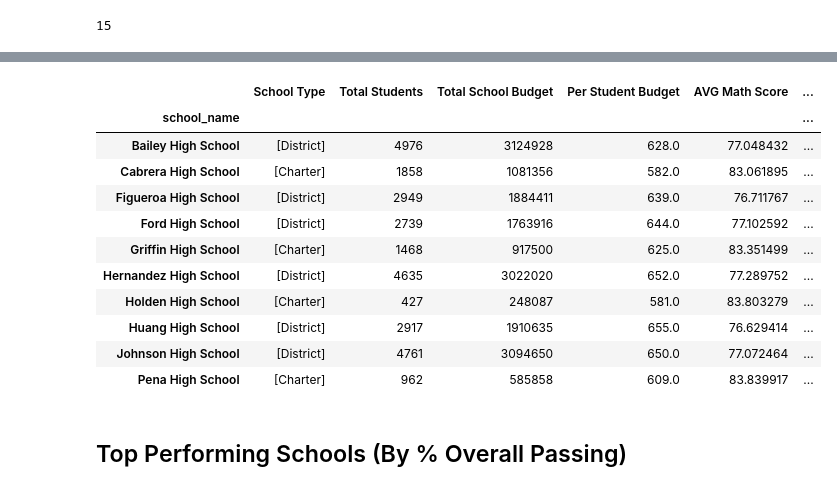
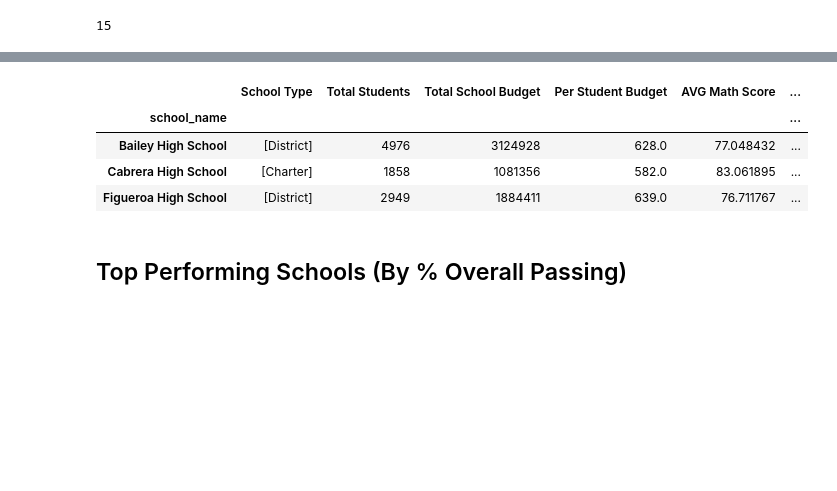
Before and after one commit to D11eleven/pandas-challenge, a Jupyter notebook: PyCitySchools/district_summary.ipynb, the cells around one changed output, grey strips where cells are left out. Cells and saved outputs as stored; diff of their text form; code cells hidden in the pictures; blank space fills up the shorter version.

```diff
--- a/PyCitySchools/district_summary.ipynb
+++ b/PyCitySchools/district_summary.ipynb
@@ -422,41 +441,34 @@ print(stu_overall_passng_pct)
 # %%
 school_summary_df = pd.DataFrame(
         {
          "School Type": school_type,
          "Total Students": school_total_students,
          "Total School Budget": total_school_budget,
          "Per Student Budget": per_student_budget,
          "AVG Math Score": school_avg_math_score,
          "AVG Reading Score": school_avg_reading_score,
          "% Passing Math": school_passng_math_pct,
          "% Passing Reading": school_passng_reading_pct,
          "% Overall Passing": school_passng_both_pct
          }
 )
 
 
 # df.style.format({"Average Price":"${:,.2f}",
 #                           "Total Revenue": '${:,.2f}'})
 
 #["${:,.2f}".format(total_budget)]
 
 #"% Passing Math": ["{:,.2}".format(school_passng_math_pct)],
 #"% Passing Math": ["{:,.0%}".format(school_passng_math_pct)],
 
-school_summary_df.head(10)
+school_summary_df.head(3)
 # %% [output]
 |  | School Type | Total Students | Total School Budget | Per Student Budget | AVG Math Score | ... |
 | school_name |  |  |  |  |  | ... |
 | Bailey High School | [District] | 4976 | 3124928 | 628.0 | 77.048432 | ... |
 | Cabrera High School | [Charter] | 1858 | 1081356 | 582.0 | 83.061895 | ... |
 | Figueroa High School | [District] | 2949 | 1884411 | 639.0 | 76.711767 | ... |
-| Ford High School | [District] | 2739 | 1763916 | 644.0 | 77.102592 | ... |
-| Griffin High School | [Charter] | 1468 | 917500 | 625.0 | 83.351499 | ... |
-| Hernandez High School | [District] | 4635 | 3022020 | 652.0 | 77.289752 | ... |
-| Holden High School | [Charter] | 427 | 248087 | 581.0 | 83.803279 | ... |
-| Huang High School | [District] | 2917 | 1910635 | 655.0 | 76.629414 | ... |
-| Johnson High School | [District] | 4761 | 3094650 | 650.0 | 77.072464 | ... |
-| Pena High School | [Charter] | 962 | 585858 | 609.0 | 83.839917 | ... |
 # %%
 #school_data_complete_df = school_data_complete_df.set_index("school_name")
 # #school_data_complete_df = [["School Type", "Total Students", "Total School Budget", "Per Student Budget"]]
```
Also changed, not shown: parts of 21 cells of this notebook, 2 other files.
